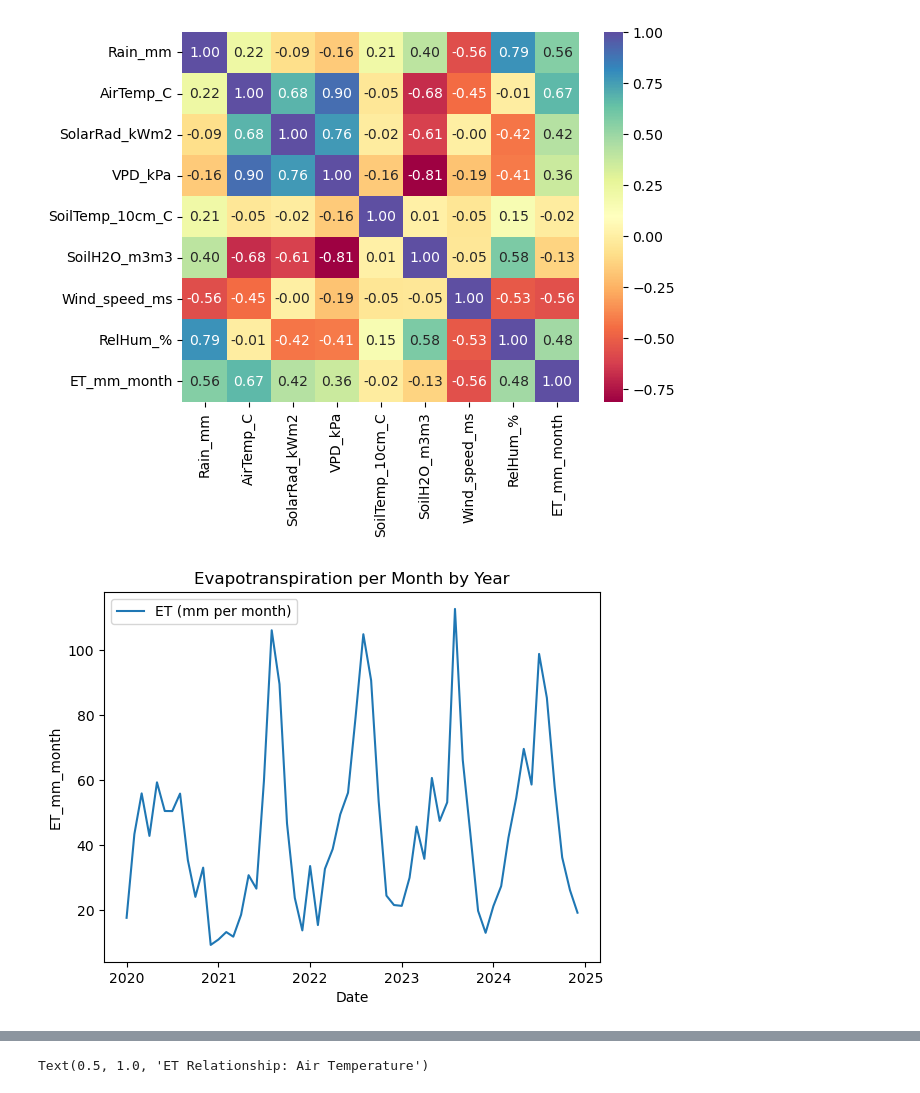
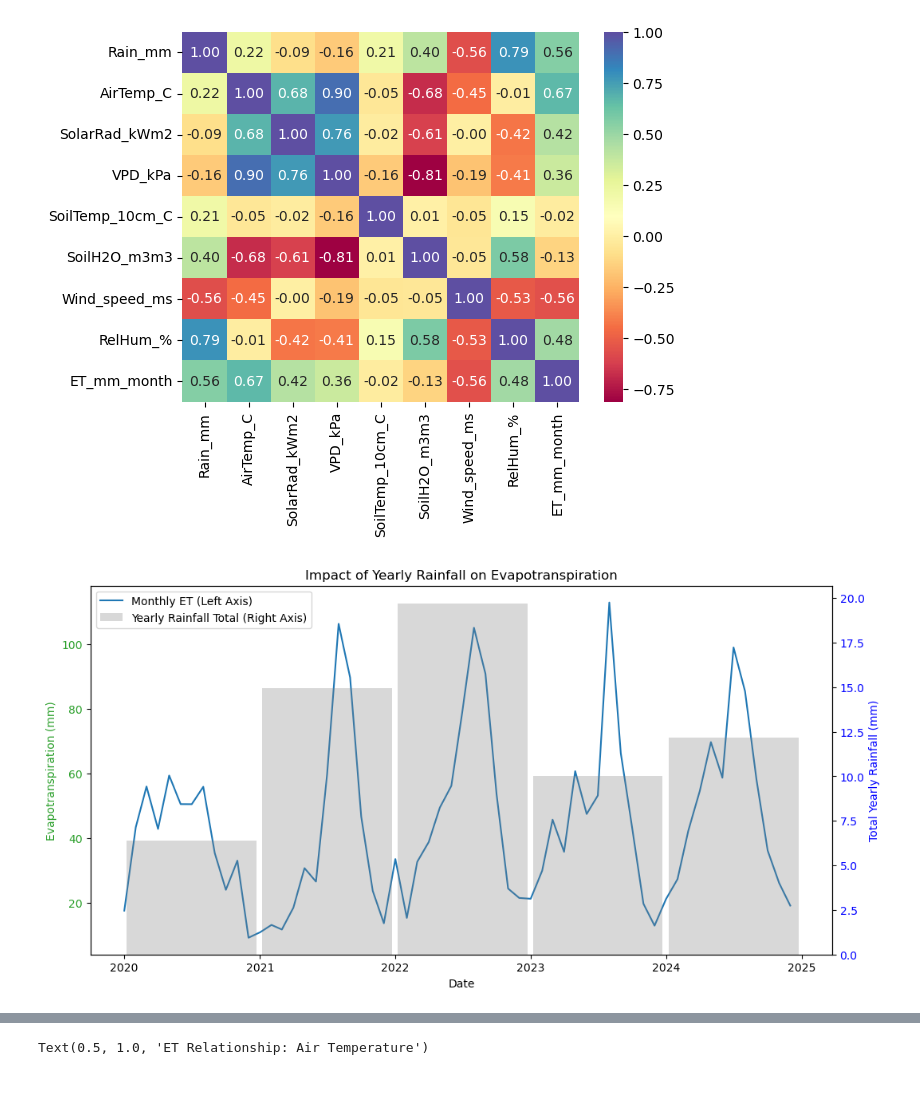
Before and after one commit to bcf0030/eda-project-evapotranspiration, a Jupyter notebook: data_exploration.ipynb, the cells around one changed output, grey strips where cells are left out. Cells and saved outputs as stored; diff of their text form; code cells hidden in the pictures.

```diff
--- a/data_exploration.ipynb
+++ b/data_exploration.ipynb
@@ -25,10 +26,3 @@ sns.heatmap(corr_matrix, annot=True, cmap='Spectral', fmt=".2f")
 plt.show()
 # %% [output]
 [figure]
-# %%
-sns.lineplot(data=df_clean, x='Date', y='ET_mm_month', label='ET (mm per month)')
-
-plt.title('Evapotranspiration per Month by Year')
-plt.show()
-# %% [output]
-[figure, removed]
@@ -38 +29,49 @@ plt.show()
+# %%
+# Create ET and Rainfall plot over time
+
+# Get yearly rain totals and rename new columns
+yearly_rain = df_clean.groupby(df_clean["Date"].dt.year)["Rain_mm"].sum().reset_index()
+yearly_rain.columns = ["Year", "Total_Rain"]
+
+# Create column to anchor yearly rain bar to center of year
+yearly_rain["Plot_Date"] = pd.to_datetime(yearly_rain["Year"].astype(str) + "-07-01")
+
+# Set figure and yax1 size
+fig, yax1 = plt.subplots(figsize=(12, 6))
+
+# Create ET line plot and se left y axis
+sns.lineplot(
+    data=df_clean,
+    x="Date",
+    y="ET_mm_month",
+    ax=yax1,
+    color="tab:blue",
+    label="Monthly ET (Left Axis)",
+)
+yax1.set_ylabel("Evapotranspiration (mm)", color="tab:green")
+yax1.tick_params(axis="y", labelcolor="tab:green")
+
+# Create total yearly rainfall right y axis
+yax2 = yax1.twinx()
+yax2.bar(
+    yearly_rain["Plot_Date"],
+    yearly_rain["Total_Rain"],
+    color="grey",
+    alpha=0.3,
+    width=350,
+    label="Yearly Rainfall Total (Right Axis)",
+)
+yax2.set_ylabel("Total Yearly Rainfall (mm)", color="blue")
+yax2.tick_params(axis="y", labelcolor="blue")
+
+# Create legend
+lines_yax1, lbls_yax1 = yax1.get_legend_handles_labels()
+lines_yax2, lbls_yax2 = yax2.get_legend_handles_labels()
+yax1.legend(lines_yax1 + lines_yax2, lbls_yax1 + lbls_yax2, loc="upper left")
+
+# Set title and show
+plt.title("Impact of Yearly Rainfall on Evapotranspiration")
+plt.show()
+# %% [output]
+[figure, added]
 # %%
```
Also changed, not shown: parts of 17 cells of this notebook.
